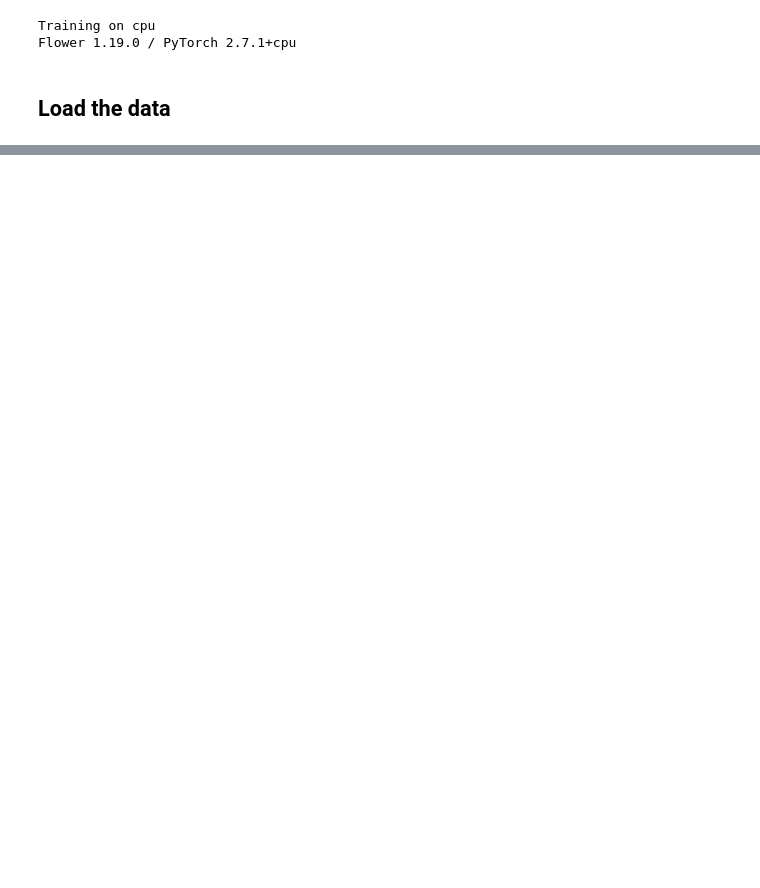
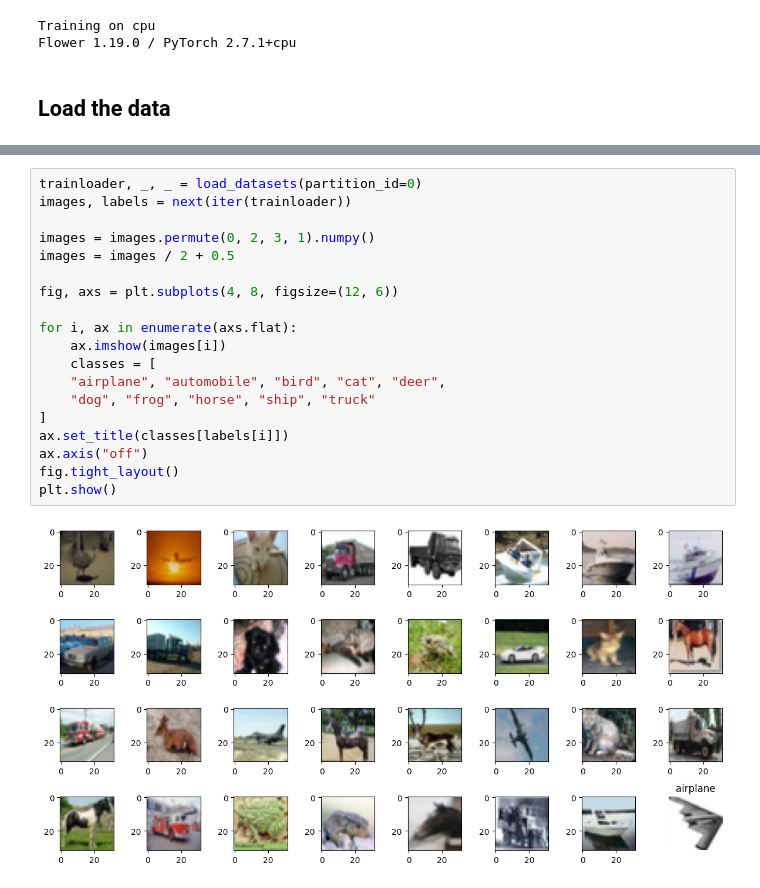
Before and after one commit to ikemal12/CIFAR-10-Federated-Classification, a Jupyter notebook: flower_demo.ipynb, the cells around one changed output, grey strips where cells are left out. Drawn from its saved outputs; the diff is of its cells as text; blank space fills up the shorter version.

```diff
--- a/flower_demo.ipynb
+++ b/flower_demo.ipynb
@@ -56,0 +63,21 @@ def load_datasets(partition_id: int):
+# %%
+trainloader, _, _ = load_datasets(partition_id=0)
+images, labels = next(iter(trainloader))
+
+images = images.permute(0, 2, 3, 1).numpy()
+images = images / 2 + 0.5
+
+fig, axs = plt.subplots(4, 8, figsize=(12, 6))
+
+for i, ax in enumerate(axs.flat):
+    ax.imshow(images[i])
+    classes = [
+    "airplane", "automobile", "bird", "cat", "deer",
+    "dog", "frog", "horse", "ship", "truck"
+]
+ax.set_title(classes[labels[i]])
+ax.axis("off")
+fig.tight_layout()
+plt.show()
+# %% [output]
+[figure, added]
```
Also changed, not shown: parts of 22 cells of this notebook, 8 other files.
